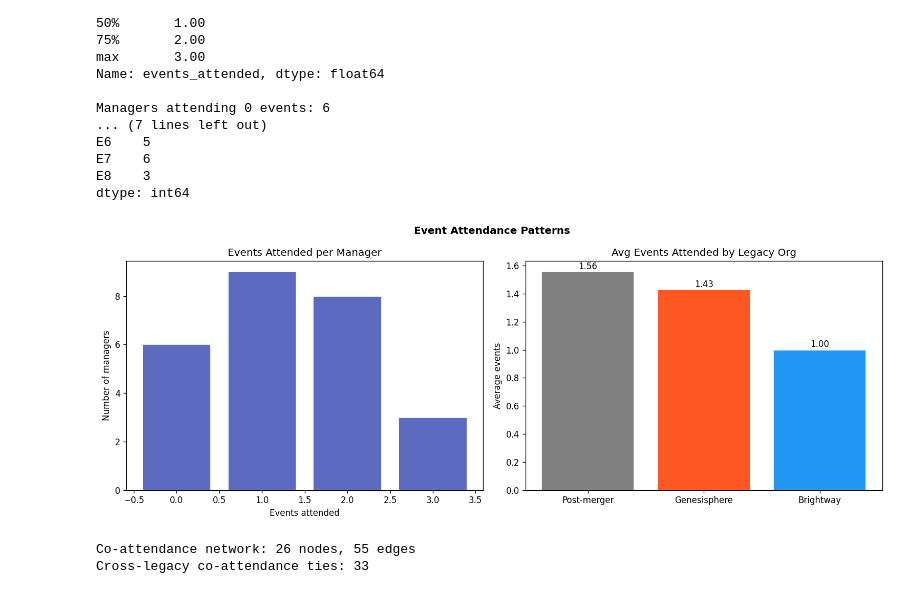
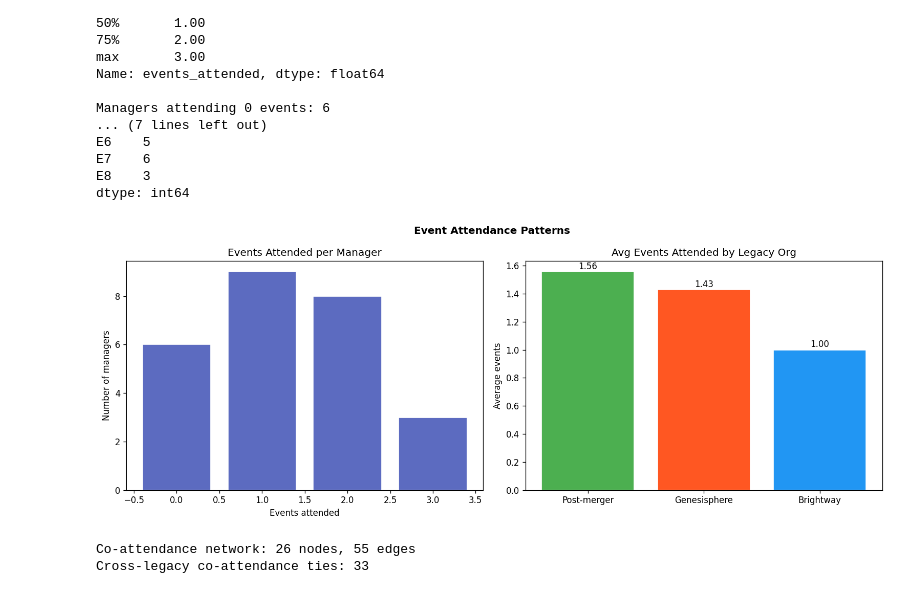
Before and after one commit to shortstax23/assignment_sno, a Jupyter notebook: analysis.ipynb, the cells around one changed output. Cells and saved outputs as stored; diff of their text form; code cells hidden in the pictures.

Commit message:
cambio colori

```diff
--- a/analysis.ipynb
+++ b/analysis.ipynb
@@ -156,30 +157,30 @@ E8    3
 dtype: int64
 # %%
 legacy_lookup = dict(zip(demo['Manager'], demo['Legacy_Organization']))
-color_map_leg = {'Brightway':'#2196F3','Genesisphere':'#FF5722','None':'#4CAF50'}
+color_map_leg = {'Brightway':'#2196F3','Genesisphere':'#FF5722','Post-merger':'#4CAF50'}
 
 fig, axes = plt.subplots(1, 2, figsize=(13, 5))
 fig.suptitle('Event Attendance Patterns', fontweight='bold')
 
 vc = events_total.value_counts().sort_index()
 axes[0].bar(vc.index, vc.values, color='#5C6BC0', edgecolor='white')
 axes[0].set_title('Events Attended per Manager')
 axes[0].set_xlabel('Events attended')
 axes[0].set_ylabel('Number of managers')
 
 la = demo.groupby('Legacy_Organization')['events_attended'].mean().sort_values(ascending=False)
 bars = axes[1].bar(la.index, la.values,
                    color=[color_map_leg.get(x,'grey') for x in la.index], edgecolor='white')
 axes[1].set_title('Avg Events Attended by Legacy Org')
 axes[1].set_ylabel('Average events')
 for bar, val in zip(bars, la.values):
     axes[1].text(bar.get_x() + bar.get_width()/2, bar.get_height() + 0.02, f'{val:.2f}', ha='center')
 
 plt.tight_layout()
 plt.savefig('event_attendance.png', bbox_inches='tight')
 plt.show()
 # %% [output]
-[figure, old version]
+[figure, new version]
 # %%
 # Build bipartite graph
 from networkx.algorithms import bipartite
```
Also changed, not shown: parts of 9 cells of this notebook, 7 other files.
